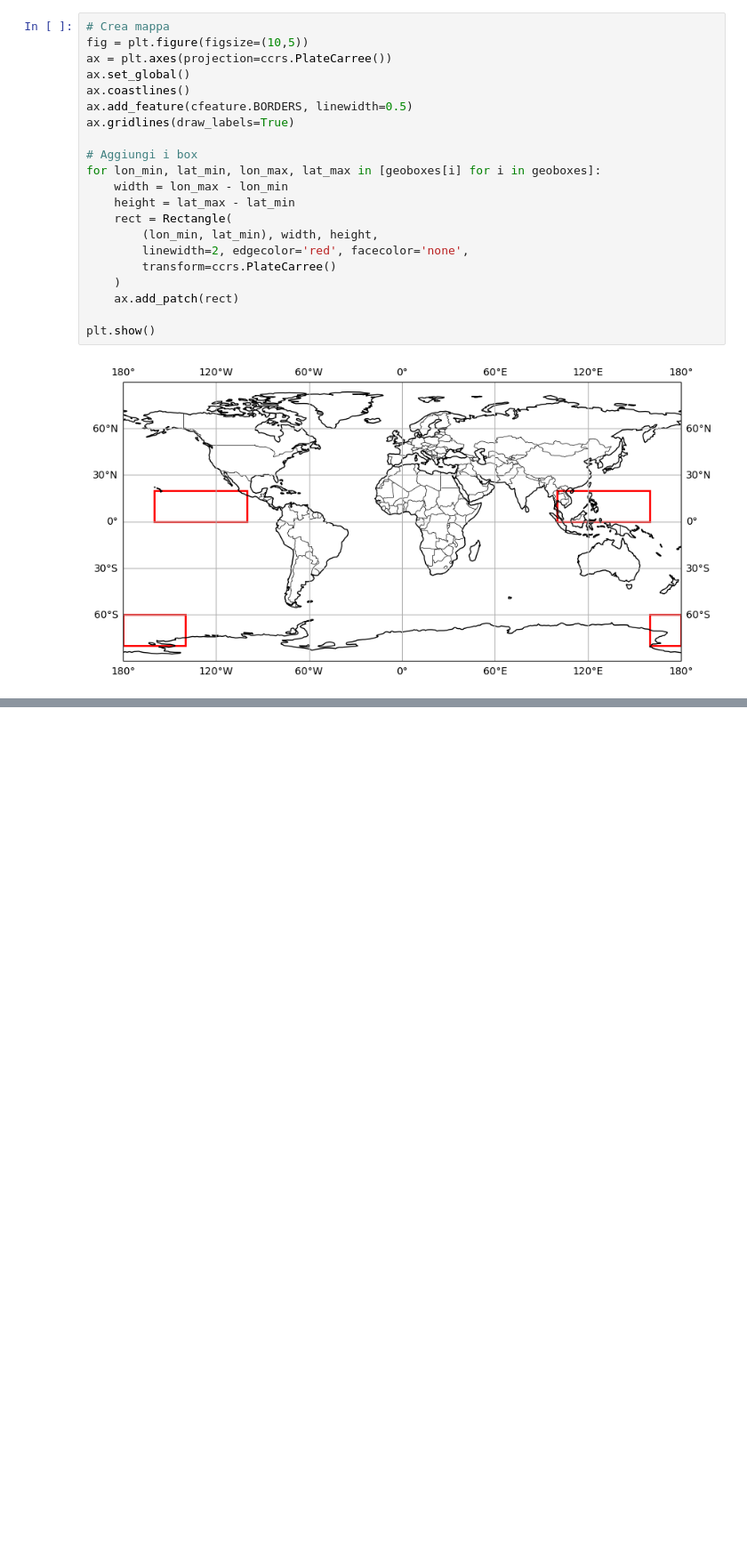
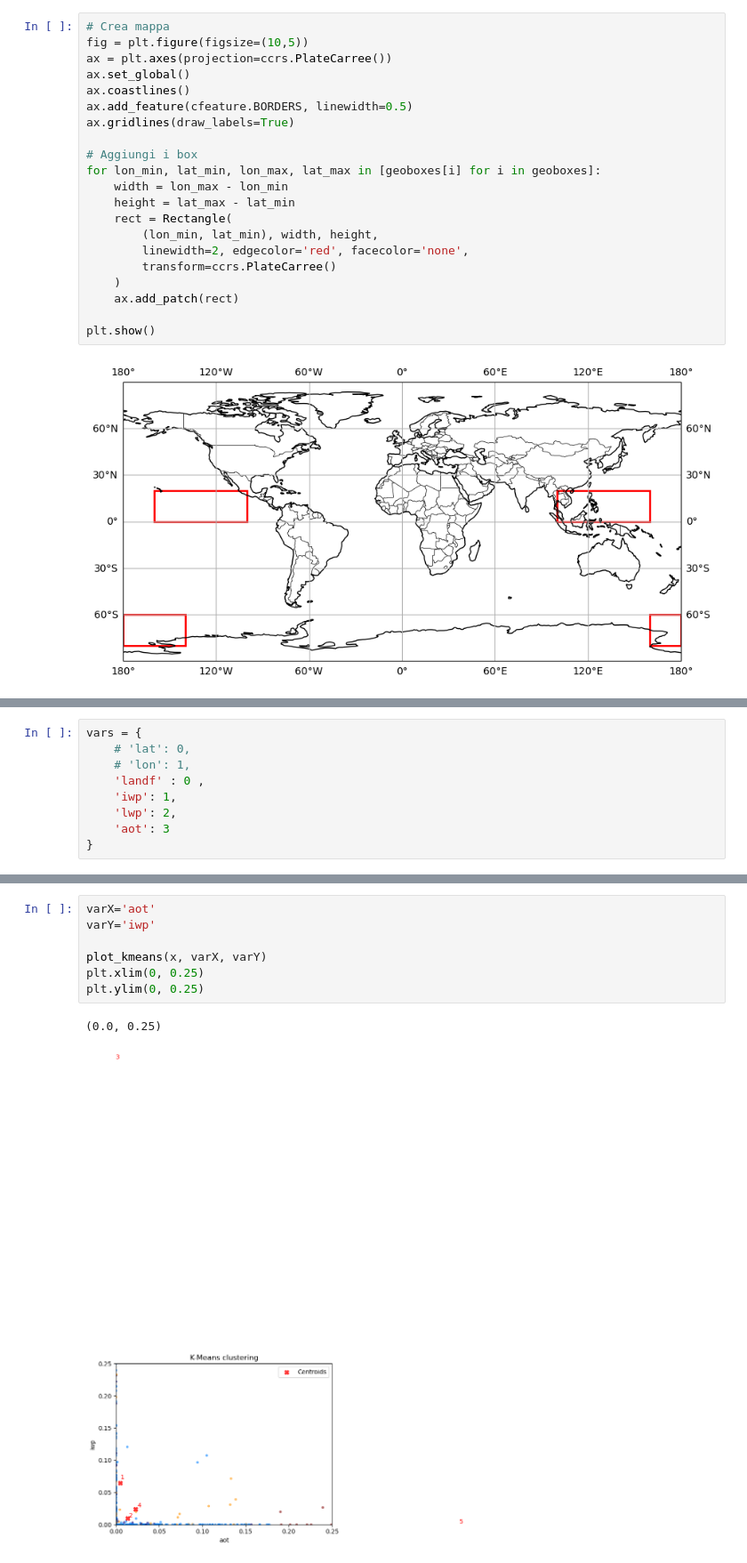
Before and after one commit to giacom0rovers1/earthcare_aerosol_cloud_interactions, a Jupyter notebook: OpenChallangeNotebook-Ch1-EarthCARE_Cloud_Aerosols_Interactions.ipynb, the cells around one changed output, grey strips where cells are left out. Shown at 89% size. Cells and saved outputs as stored; diff of their text form; blank space fills up the shorter version.

```diff
--- a/OpenChallangeNotebook-Ch1-EarthCARE_Cloud_Aerosols_Interactions.ipynb
+++ b/OpenChallangeNotebook-Ch1-EarthCARE_Cloud_Aerosols_Interactions.ipynb
@@ -342,0 +557,9 @@ challenge_1min_complete
+# %%
+vars = {
+    # 'lat': 0,
+    # 'lon': 1,
+    'landf' : 0 ,
+    'iwp': 1,
+    'lwp': 2,
+    'aot': 3
+}
@@ -342,0 +622,10 @@ challenge_1min_complete
+# %%
+varX='aot'
+varY='iwp'
+
+plot_kmeans(x, varX, varY)
+plt.xlim(0, 0.25)
+plt.ylim(0, 0.25)
+# %% [output]
+(0.0, 0.25)
+[figure, added]
```
Also changed, not shown: parts of 56 cells of this notebook, 3 other files.
